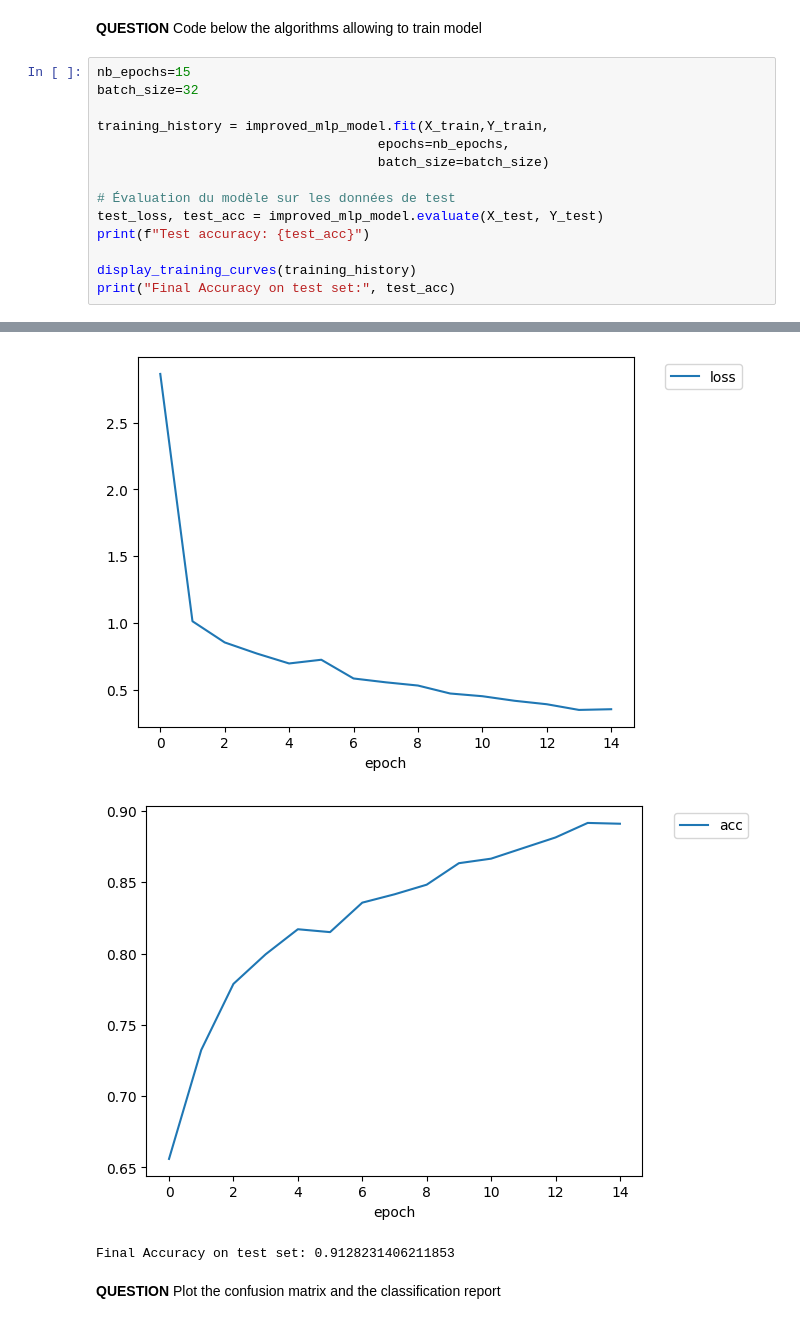
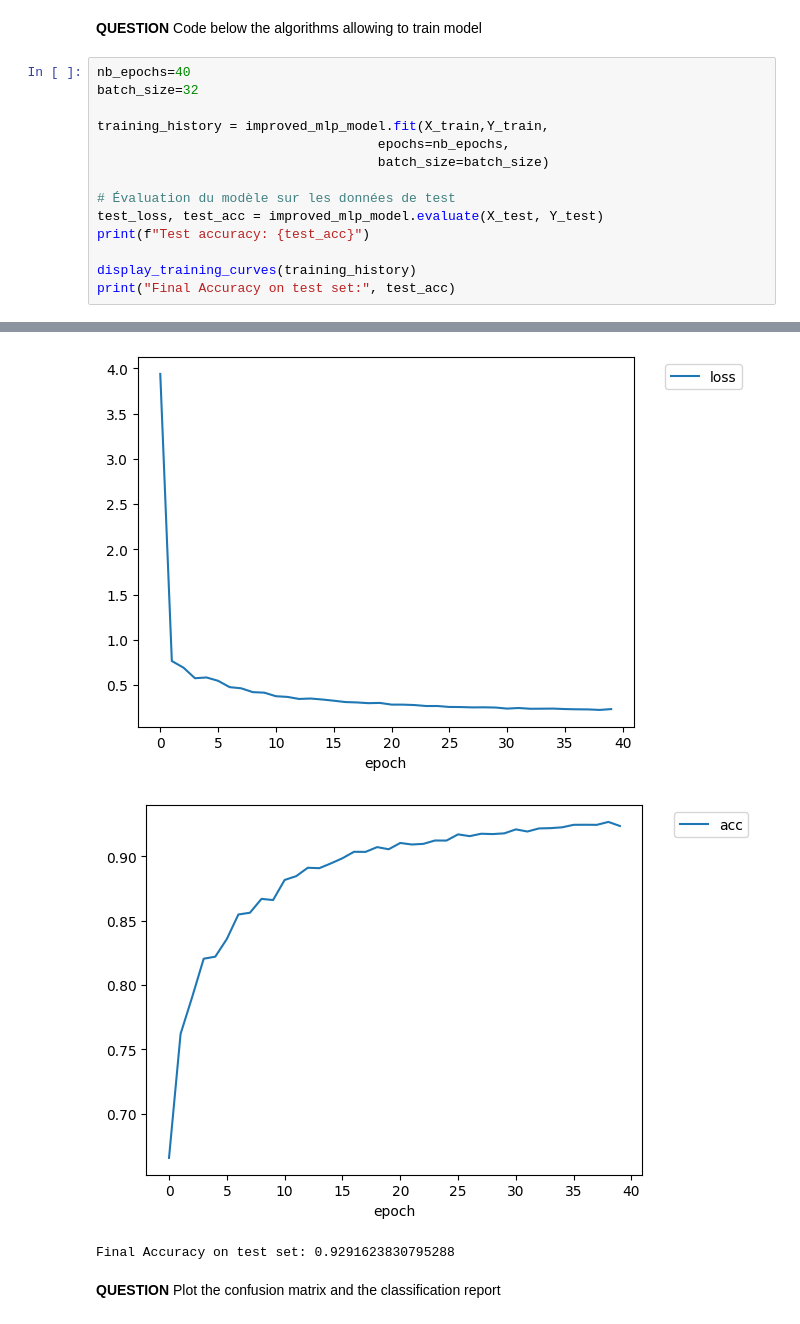
Before and after one commit to Poauline/IA_EMBARQUEE_Predictive_maintenance, a Jupyter notebook: TP_IA_EMBARQUEE.ipynb, the cells around one changed output, grey strips where cells are left out. Saved outputs shown, nothing was run; the diff lists cells and outputs as text.

```diff
--- a/TP_IA_EMBARQUEE.ipynb
+++ b/TP_IA_EMBARQUEE.ipynb
@@ -550,7 +549,7 @@ Model: "improved_mlp_model"
 # %% [markdown]
 **QUESTION** Code below the algorithms allowing to train model
 # %%
-nb_epochs=15
+nb_epochs=40
 batch_size=32
 
 training_history = improved_mlp_model.fit(X_train,Y_train,
@@ -584,6 +583,6 @@ Test accuracy: 0.9128231406211853
-[figure, old version]
+[figure, new version]
-[figure, old version]
+[figure, new version]
-Final Accuracy on test set: 0.9128231406211853
+Final Accuracy on test set: 0.9291623830795288
 # %% [markdown]
 **QUESTION** Plot the confusion matrix and the classification report
 # %%
```
Also changed, not shown: parts of 11 cells of this notebook, 4 other files.
